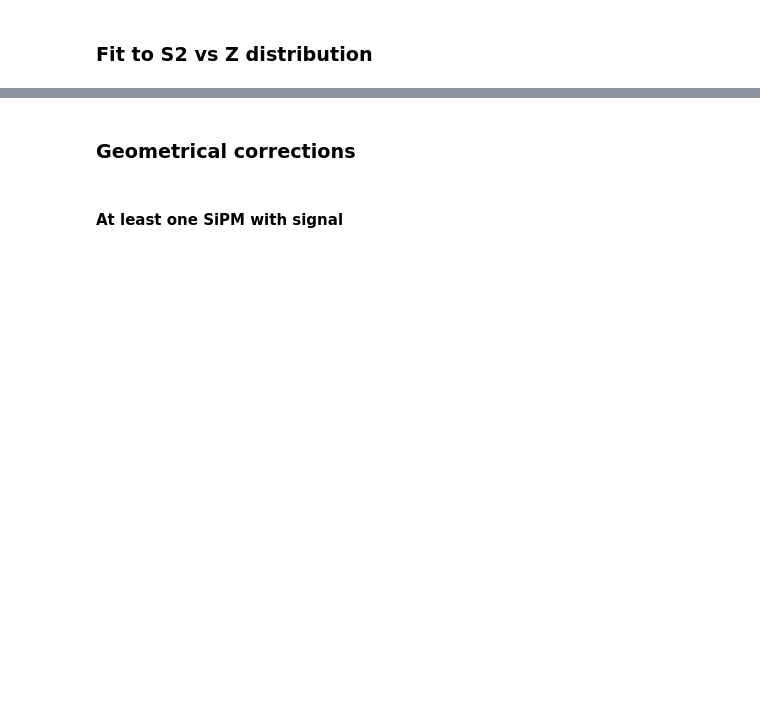
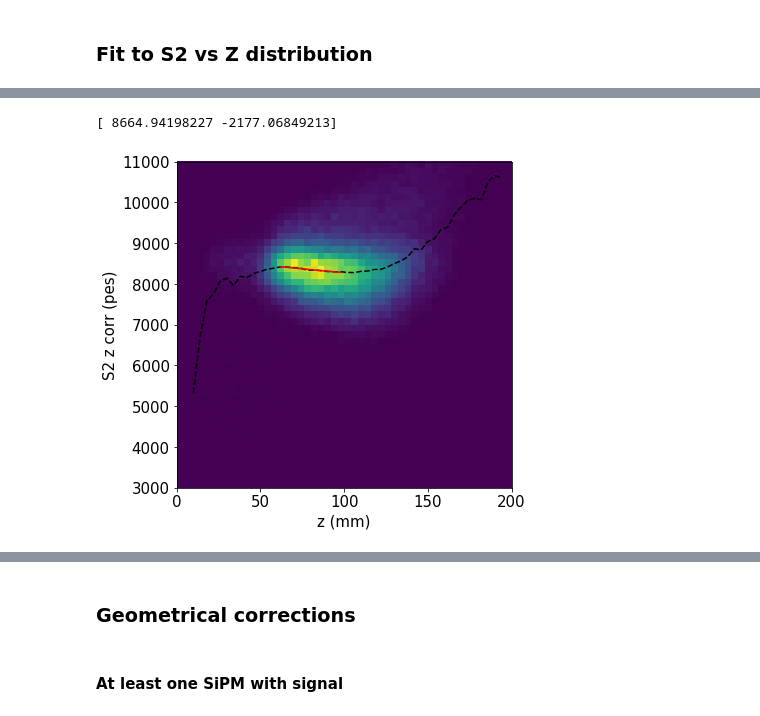
Before and after one commit to paolafer/ICARO, a Jupyter notebook: invisible_cities/Kryptonite/Kryptonite_run.ipynb, the cells around one changed output, grey strips where cells are left out. Cells and saved outputs as stored; diff of their text form; code cells hidden in the pictures; blank space fills up the shorter version.

```diff
--- a/invisible_cities/Kryptonite/Kryptonite_run.ipynb
+++ b/invisible_cities/Kryptonite/Kryptonite_run.ipynb
@@ -284,13 +367,16 @@ Ez = e_z_corr(kfid.s2_energy, kfid.z, zcorr)
 # %%
 zcorr2 = fit_xy_profile_to_exp(kfid.z,
                                e_z_corr(kfid.s2_energy, kfid.z, zcorr),
-                               xrange   = (50, 150),
-                               yrange   = (4e3, 9.0e3),
+                               xrange   = zrange,
+                               yrange   = (3e3, 11e3),
                                fit_bins = 50,
-                               xfit     = (70, 120),
+                               xfit     = (60, 100),
                                xlabel   = 'z (mm)',
                                ylabel   = 'S2 z corr (pes)',
                                fit_par  = (1e4, -200))
+# %% [output]
+[ 8664.94198227 -2177.06849213]
+[figure, added]
 # %%
 z = np.arange(0, 200)
 plt.plot(z, zcorr2(z))
```
Also changed, not shown: parts of 44 cells of this notebook.
